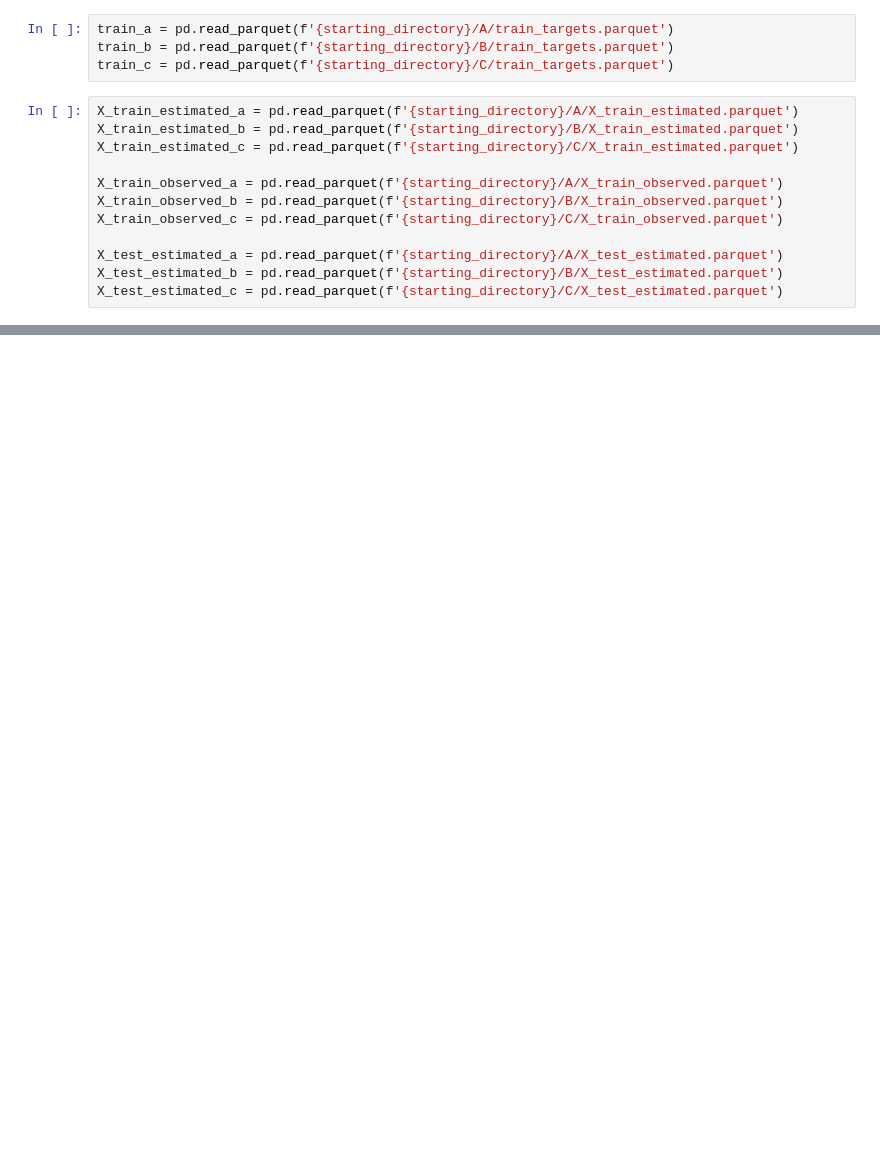
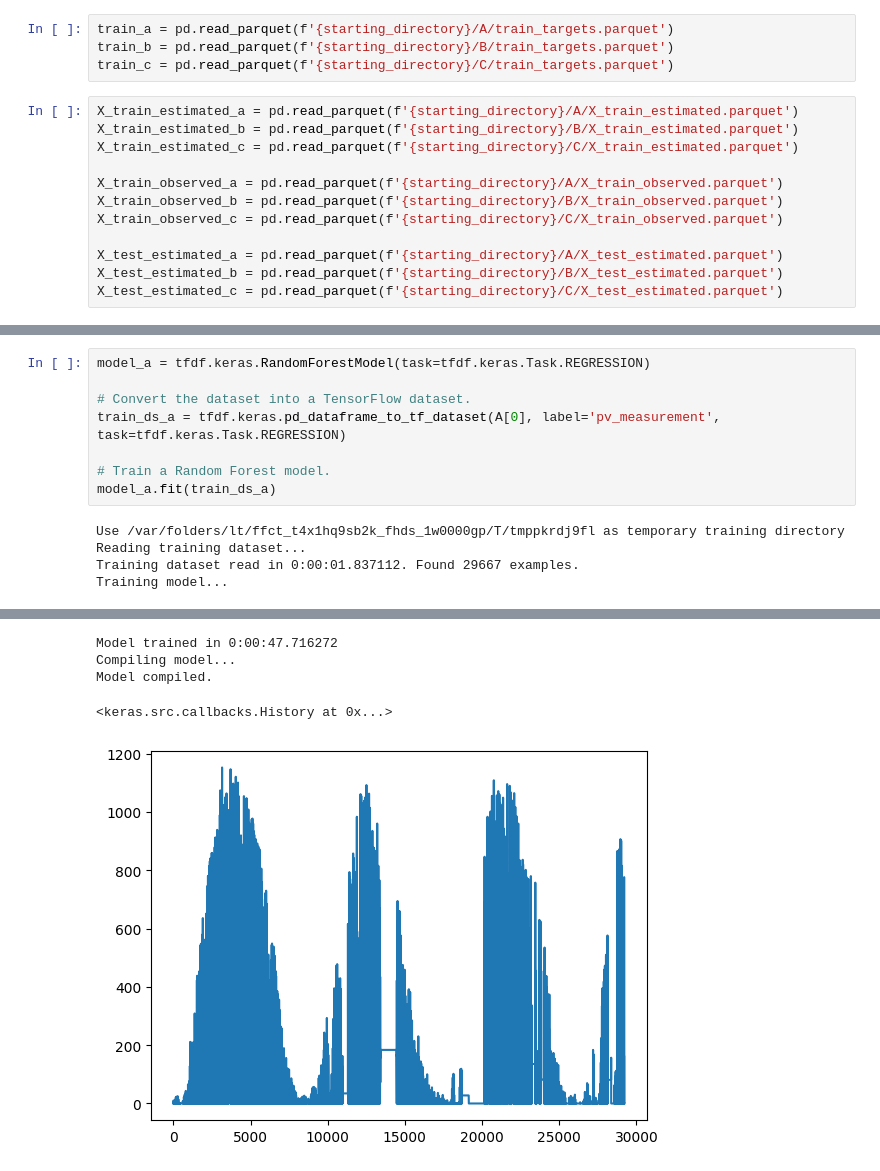
Before and after one commit to henrikmw/TDT4173-Time-Series-Forecasting, a Jupyter notebook: random_forest.ipynb, the cells around one changed output, grey strips where cells are left out. Saved outputs shown, nothing was run; the diff lists cells and outputs as text; blank space fills up the shorter version.

```diff
--- a/random_forest.ipynb
+++ b/random_forest.ipynb
@@ -271,0 +209,13 @@ Model compiled.
+# %%
+model_a = tfdf.keras.RandomForestModel(task=tfdf.keras.Task.REGRESSION)
+
+# Convert the dataset into a TensorFlow dataset.
+train_ds_a = tfdf.keras.pd_dataframe_to_tf_dataset(A[0], label='pv_measurement', task=tfdf.keras.Task.REGRESSION)
+
+# Train a Random Forest model.
+model_a.fit(train_ds_a)
+# %% [output]
+Use /var/folders/lt/ffct_t4x1hq9sb2k_fhds_1w0000gp/T/tmppkrdj9fl as temporary training directory
+Reading training dataset...
+Training dataset read in 0:00:01.837112. Found 29667 examples.
+Training model...
@@ -271,0 +226,5 @@ Model compiled.
+Model trained in 0:00:47.716272
+Compiling model...
+Model compiled.
+<keras.src.callbacks.History at 0x...>
+[figure, added]
```
Also changed, not shown: parts of 17 cells of this notebook.
